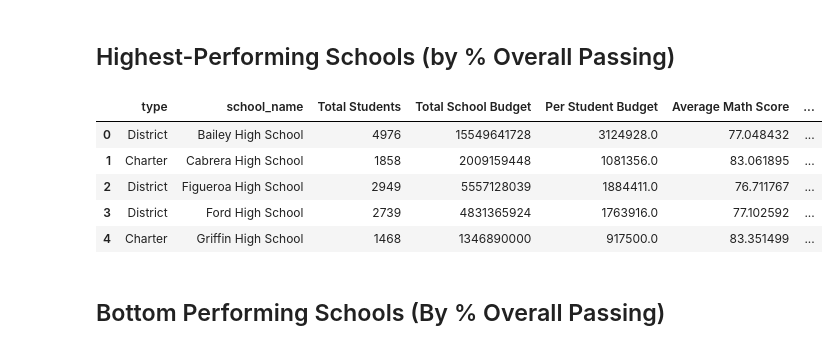
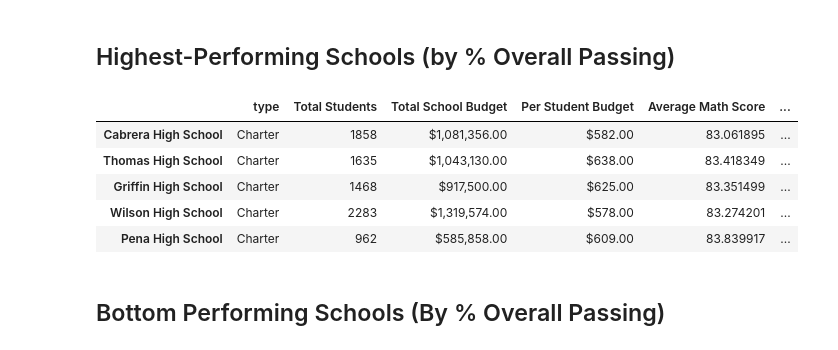
Before and after one commit to alisonands2000/a4-pandas-challenge, a Jupyter notebook: PyCitySchools/main.ipynb, the cells around one changed output. Saved outputs shown, nothing was run; the diff lists cells and outputs as text; code cells hidden in the pictures.

```diff
--- a/PyCitySchools/main.ipynb
+++ b/PyCitySchools/main.ipynb
@@ -130,0 +113,5 @@ school_types
+# %%
+# Select all school types
+# Because all schools have the same school type, I used the .drop_duplicates func (can also read directly from school_data)
+school_types = school_data_all[['school_name', 'type']].drop_duplicates()
+school_types
@@ -153,8 +157,6 @@ pd.DataFrame(per_school_counts)
 # %%
 # Calculate the total school budget and per capita spending per school
-per_school_budget = school_data[['school_name','budget']]
-#per_school_capita = per_school_budget/per_school_counts
-#pd.DataFrame(per_school_capita)
-print(per_school_budget)
-print(per_school_counts)
+per_school_budget = school_data.groupby('school_name')['budget'].mean()
+per_school_capita = per_school_budget/per_school_counts
+per_school_capita
 # %% [output]
@@ -178,4 +180,6 @@ Name: student_name, dtype: int64
 # %%
 # Calculate the average test scores per school
 per_school_math = school_data_all.groupby('school_name')['math_score'].mean()
+per_school_math = per_school_math
 per_school_reading = school_data_all.groupby('school_name')['reading_score'].mean()
+per_school_reading
@@ -274,4 +296,6 @@ pd.DataFrame(overall_passing_rate)
 # %%
+# A summary of all elements calculated above
+# Note: because the structure of 'School type' is different, it is merged to the df later on
 per_school_summary = {#'School Type': school_types,
                            'Total Students': per_school_counts,
                            'Total School Budget': per_school_budget,
@@ -281,12 +305,13 @@ per_school_summary = {#'School Type': school_types,
                            '% Passing Math': per_school_passing_math,
                            '% Passing Reading': per_school_passing_reading,
                            '% Overall Passing': overall_passing_rate
-}
+                        }
 
-per_school_summary = pd.DataFrame(per_school_summary)
-per_school_summary = per_school_summary.merge(school_types, how = 'outer', on = 'school_name')
-per_school_summary = per_school_summary[['type', 'school_name', 'Total Students', 'Total School Budget',
-       'Per Student Budget', 'Average Math Score', 'Average Reading Score',
-       '% Passing Math', '% Passing Reading', '% Overall Passing']]
-per_school_summary
+#formatting
+per_school_summary["Total School Budget"] = per_school_summary["Total School Budget"].map("${:,.2f}".format)
+per_school_summary["Per Student Budget"] = per_school_summary["Per Student Budget"].map("${:,.2f}".format)
+
+# merge 'school_type'
+per_school_summary = school_types.merge(pd.DataFrame(per_school_summary), how = 'outer', on = 'school_name')
+per_school_summary.set_index('school_name')
 # %% [output]
@@ -310,17 +336,16 @@ per_school_summary
 ## Highest-Performing Schools (by % Overall Passing)
 # %%
 # Sort the schools by `% Overall Passing` in descending order and display the top 5 rows.
-top_schools = overall_passing_rate.sort_values(ascending=False)
-top_schools = pd.DataFrame(top_schools)
-top_schools = per_school_summary.merge(top_schools, how = 'outer', on = 'school_name').head(5)
-top_schools.drop([0], axis = 1, inplace=True)
-top_schools
+top_schools = pd.DataFrame(per_school_summary.sort_values(ascending=False, by = '% Overall Passing'))
+top_schools.set_index(['school_name'], inplace=True)
+top_schools.index.name = None
+top_schools.head(5)
 # %% [output]
-|  | type | school_name | Total Students | Total School Budget | Per Student Budget | Average Math Score | ... |
-| 0 | District | Bailey High School | 4976 | 15549641728 | 3124928.0 | 77.048432 | ... |
-| 1 | Charter | Cabrera High School | 1858 | 2009159448 | 1081356.0 | 83.061895 | ... |
-| 2 | District | Figueroa High School | 2949 | 5557128039 | 1884411.0 | 76.711767 | ... |
-| 3 | District | Ford High School | 2739 | 4831365924 | 1763916.0 | 77.102592 | ... |
-| 4 | Charter | Griffin High School | 1468 | 1346890000 | 917500.0 | 83.351499 | ... |
+|  | type | Total Students | Total School Budget | Per Student Budget | Average Math Score | ... |
+| Cabrera High School | Charter | 1858 | $1,081,356.00 | $582.00 | 83.061895 | ... |
+| Thomas High School | Charter | 1635 | $1,043,130.00 | $638.00 | 83.418349 | ... |
+| Griffin High School | Charter | 1468 | $917,500.00 | $625.00 | 83.351499 | ... |
+| Wilson High School | Charter | 2283 | $1,319,574.00 | $578.00 | 83.274201 | ... |
+| Pena High School | Charter | 962 | $585,858.00 | $609.00 | 83.839917 | ... |
 # %% [markdown]
 ## Bottom Performing Schools (By % Overall Passing)
```
Also changed, not shown: parts of 31 cells of this notebook.
